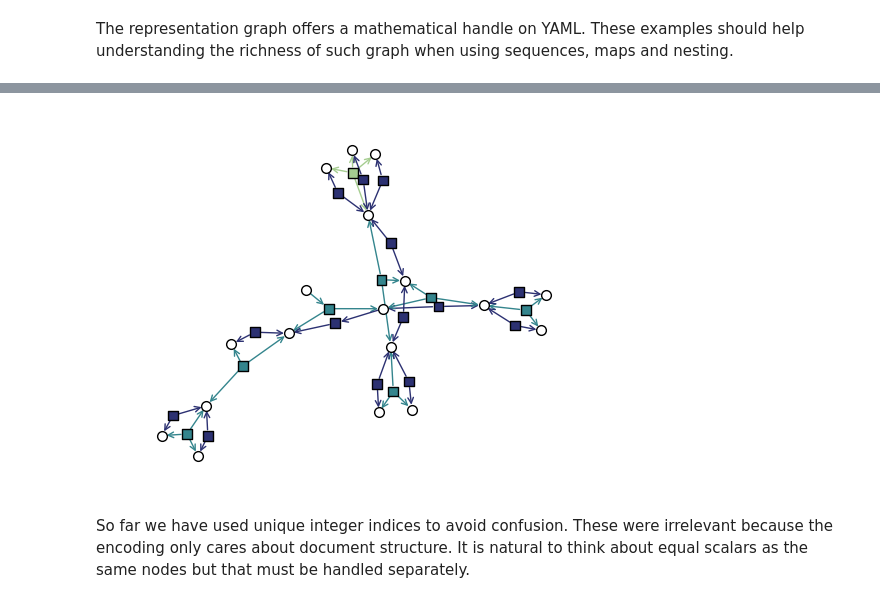
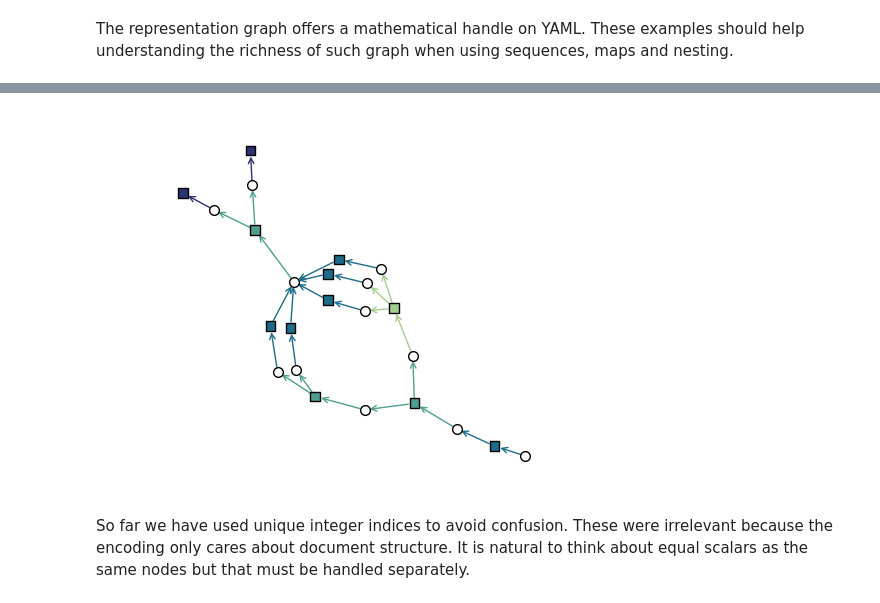
Before and after one commit to colltoaction/nx_yaml, a Jupyter notebook: xgi.ipynb, the cells around one changed output, grey strips where cells are left out. Saved outputs shown, nothing was run; the diff lists cells and outputs as text; code cells hidden in the pictures.

```diff
--- a/xgi.ipynb
+++ b/xgi.ipynb
@@ -65,11 +38,12 @@ a: {8, 9}
-# %%
-draw("""
-- {1, 2}:
-    ? {3, 4}
-    ? {5, 6, 7}
-- 8: {9, a}
-""")
-# %% [output]
-[figure, removed]
+# %%
+# note that 3 through 7 are open
+# and join into {9, a} root
+draw("""
+- ? {3, 4}
+  ? {5, 6, 7}
+- {9, a}
+""")
+# %% [output]
+[figure, added]
 # %% [markdown]
 So far we have used unique integer indices to avoid confusion. These were irrelevant because the encoding only cares about document structure. It is natural to think about equal scalars as the same nodes but that must be handled separately.
```
Also changed, not shown: parts of 8 cells of this notebook, 8 other files.
